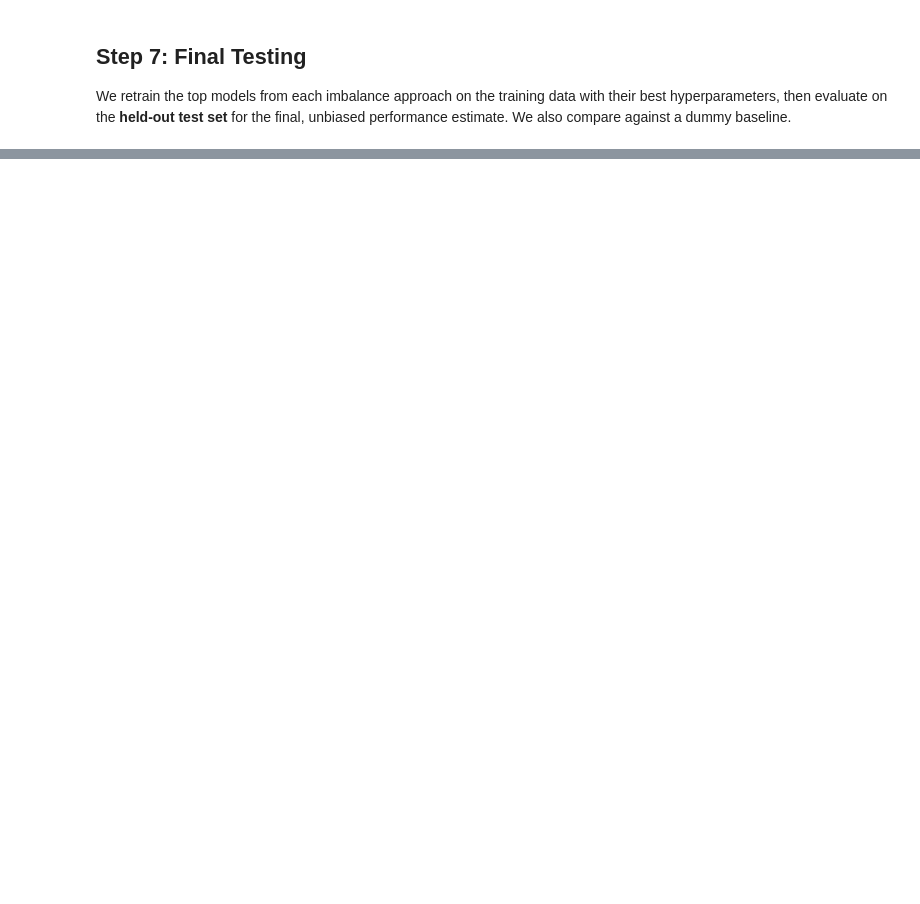
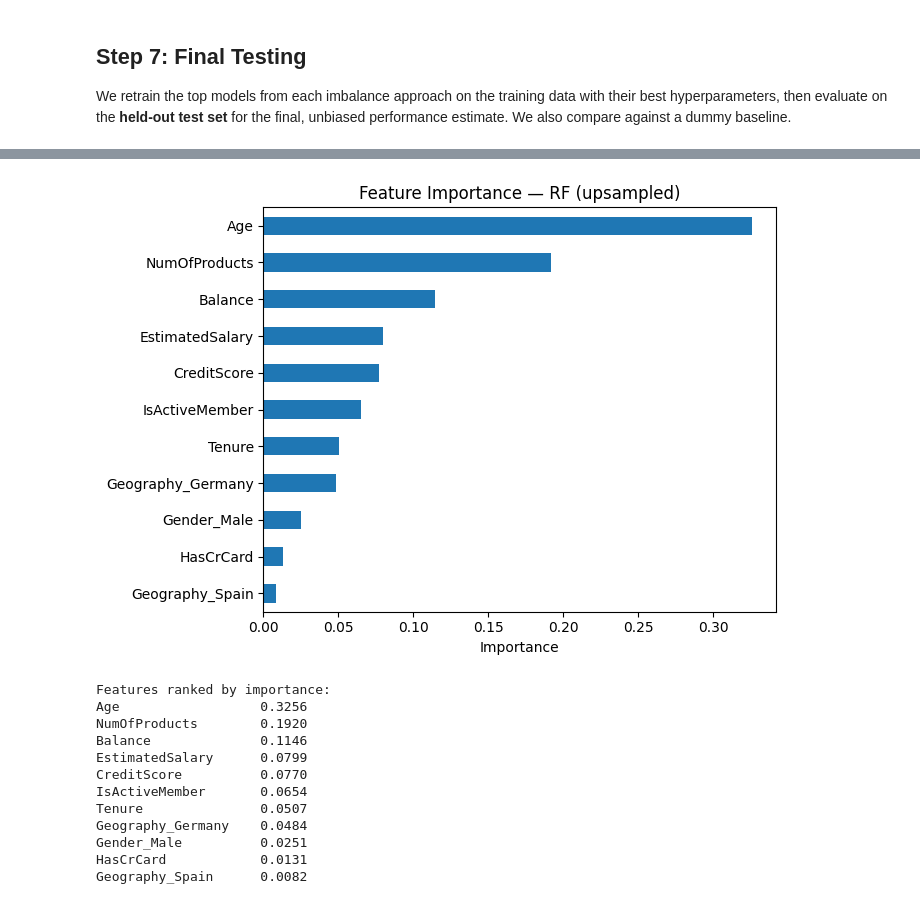
Before and after one commit to Kenjaro70/churn-prediction, a Jupyter notebook: churn_prediction.ipynb, the cells around one changed output, grey strips where cells are left out. Saved outputs shown, nothing was run; the diff lists cells and outputs as text; code cells hidden in the pictures; blank space fills up the shorter version.

```diff
--- a/churn_prediction.ipynb
+++ b/churn_prediction.ipynb
@@ -415,3 +624,33 @@ print(confusion_matrix(target_test, champion_preds[champion_name]))
+# %%
+# Feature importances from the champion Random Forest
+importances = pd.Series(
+    champion_model.feature_importances_, index=features_train.columns
+).sort_values()
+
+plt.figure(figsize=(7, 5))
+importances.plot(kind='barh')
+plt.title(f'Feature Importance — {champion_name}')
+plt.xlabel('Importance')
+plt.tight_layout()
+plt.savefig('feature_importance.png', dpi=120)
+plt.show()
+
+print('Features ranked by importance:')
+print(importances.sort_values(ascending=False).round(4).to_string())
+# %% [output]
+[figure, added]
+Features ranked by importance:
+Age                  0.3256
+NumOfProducts        0.1920
+Balance              0.1146
+EstimatedSalary      0.0799
+CreditScore          0.0770
+IsActiveMember       0.0654
+Tenure               0.0507
+Geography_Germany    0.0484
+Gender_Male          0.0251
+HasCrCard            0.0131
+Geography_Spain      0.0082
 # %% [markdown]
 ## Conclusion
 
```
Also changed, not shown: parts of 21 cells of this notebook, 5 other files.
